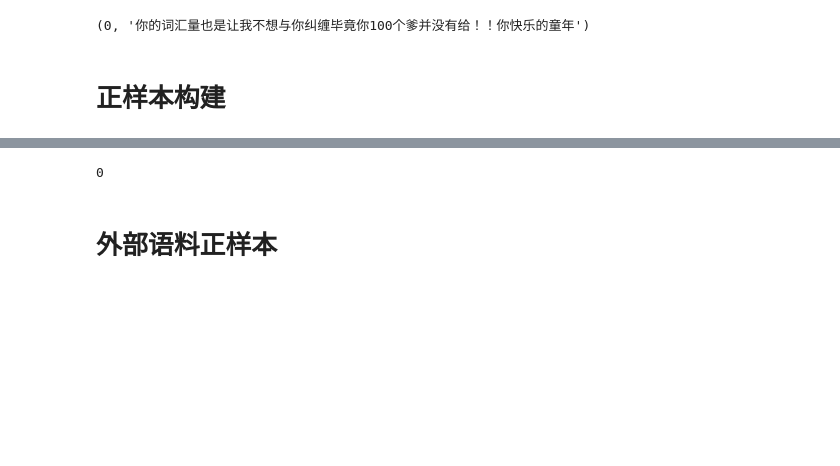
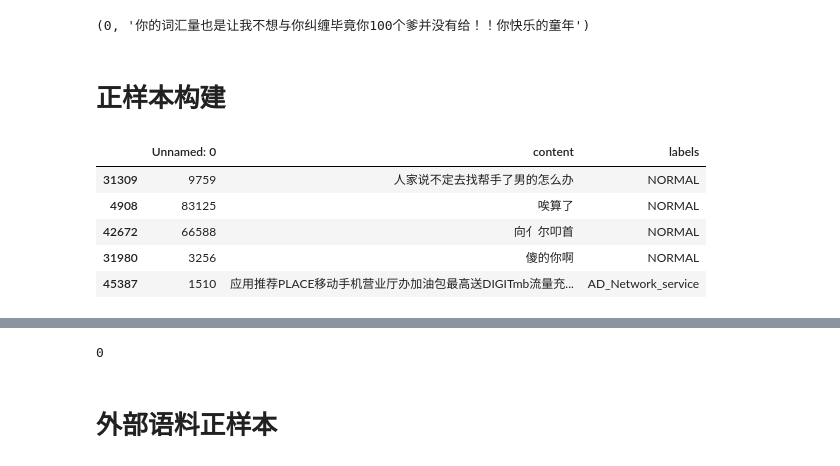
Before and after one commit to KATEhuang920909/qiji_compet, a Jupyter notebook: code/data/dataset/data_orig/NegSample.ipynb, the cells around one changed output, grey strips where cells are left out. Cells and saved outputs as stored; diff of their text form; code cells hidden in the pictures; blank space fills up the shorter version.

```diff
--- a/code/data/dataset/data_orig/NegSample.ipynb
+++ b/code/data/dataset/data_orig/NegSample.ipynb
@@ -226,9 +229,10 @@ class BM25:
 # %%
 import jieba
-data1 = pd.read_excel(r"D:\work\骐骥杯\qiji_compet\code\data\dataset\multi_cls_data\train_multi_v2.xlsx")
-data2 = pd.read_excel(r"D:\work\骐骥杯\qiji_compet\code\data\dataset\multi_cls_data\dev_multi_v2.xlsx")
-data=pd.concat([data1,data2]).sample(frac=1.0)
+import pandas as pd
+data1 = pd.read_excel(r"D:\code\qiji_compet\code\data\dataset\multi_cls_data\train_multi.xlsx")
+data2 = pd.read_excel(r"D:\code\qiji_compet\code\data\dataset\multi_cls_data\dev_multi.xlsx")
+data = pd.concat([data1, data2]).sample(frac=1.0)
 # 示例文档集和查询
-data_content=data["content"].tolist()
-docs=[jieba.lcut(x.replace(" ","")) for x in data_content]
-labels = data["label"].tolist()
+data_content = data["content"].tolist()
+docs = [jieba.lcut(x.replace(" ", "")) for x in data_content]
+labels = data["labels"].tolist()
@@ -318,4 +357,13 @@ unit
 (0, '你的词汇量也是让我不想与你纠缠毕竟你100个爹并没有给！！你快乐的童年')
 # %% [markdown]
 # 正样本构建
+# %%
+data.head()
+# %% [output]
+|  | Unnamed: 0 | content | labels |
+| 31309 | 9759 | 人家说不定去找帮手了男的怎么办 | NORMAL |
+| 4908 | 83125 | 唉算了 | NORMAL |
+| 42672 | 66588 | 向亻尔叩首 | NORMAL |
+| 31980 | 3256 | 傻的你啊 | NORMAL |
+| 45387 | 1510 | 应用推荐PLACE移动手机营业厅办加油包最高送DIGITmb流量充... | AD_Network_service |
 # %%
```
Also changed, not shown: parts of 61 cells of this notebook, 34 other files.
